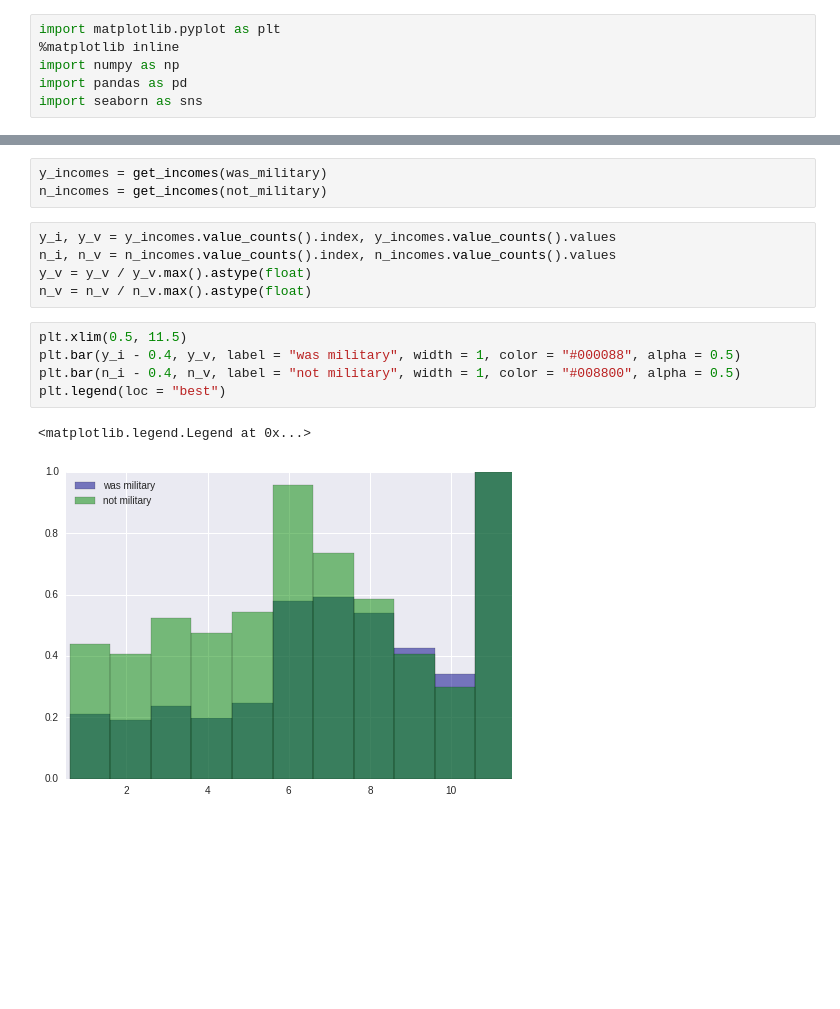
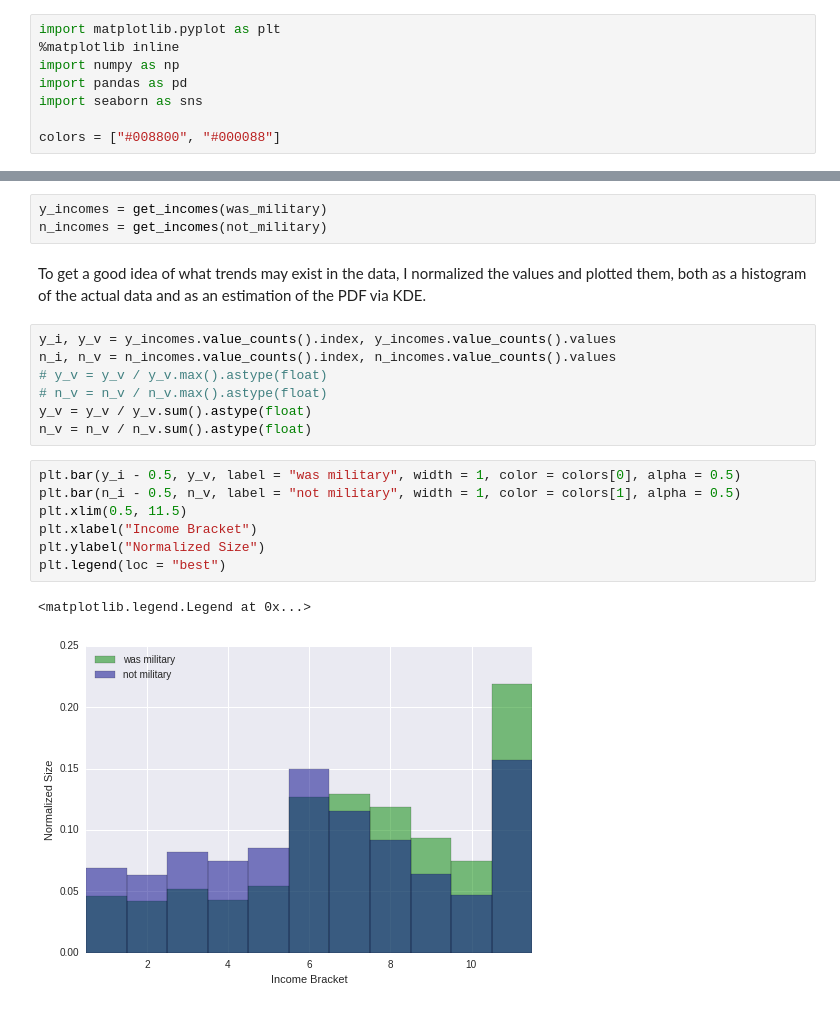
Before and after one commit to joeylmaalouf/NHIS-analysis, a Jupyter notebook: report.ipynb, the cells around one changed output, grey strips where cells are left out. Saved outputs shown, nothing was run; the diff lists cells and outputs as text; blank space fills up the shorter version.

```diff
--- a/report.ipynb
+++ b/report.ipynb
@@ -4,6 +4,8 @@ import matplotlib.pyplot as plt
 import numpy as np
 import pandas as pd
 import seaborn as sns
+
+colors = ["#008800", "#000088"]
 # %%
 data_path = "./data/"
 data_files = {
@@ -41,17 +60,23 @@ def get_incomes(df):
 # %%
 y_incomes = get_incomes(was_military)
 n_incomes = get_incomes(not_military)
+# %% [markdown]
+To get a good idea of what trends may exist in the data, I normalized the values and plotted them, both as a histogram of the actual data and as an estimation of the PDF via KDE.
 # %%
 y_i, y_v = y_incomes.value_counts().index, y_incomes.value_counts().values
 n_i, n_v = n_incomes.value_counts().index, n_incomes.value_counts().values
-y_v = y_v / y_v.max().astype(float)
-n_v = n_v / n_v.max().astype(float)
+# y_v = y_v / y_v.max().astype(float)
+# n_v = n_v / n_v.max().astype(float)
+y_v = y_v / y_v.sum().astype(float)
+n_v = n_v / n_v.sum().astype(float)
 # %%
+plt.bar(y_i - 0.5, y_v, label = "was military", width = 1, color = colors[0], alpha = 0.5)
+plt.bar(n_i - 0.5, n_v, label = "not military", width = 1, color = colors[1], alpha = 0.5)
 plt.xlim(0.5, 11.5)
-plt.bar(y_i - 0.4, y_v, label = "was military", width = 1, color = "#000088", alpha = 0.5)
-plt.bar(n_i - 0.4, n_v, label = "not military", width = 1, color = "#008800", alpha = 0.5)
+plt.xlabel("Income Bracket")
+plt.ylabel("Normalized Size")
 plt.legend(loc = "best")
 # %% [output]
 <matplotlib.legend.Legend at 0x...>
-[figure, old version]
+[figure, new version]
 # %%
```
Also changed, not shown: parts of 6 cells of this notebook, 1 other file.
